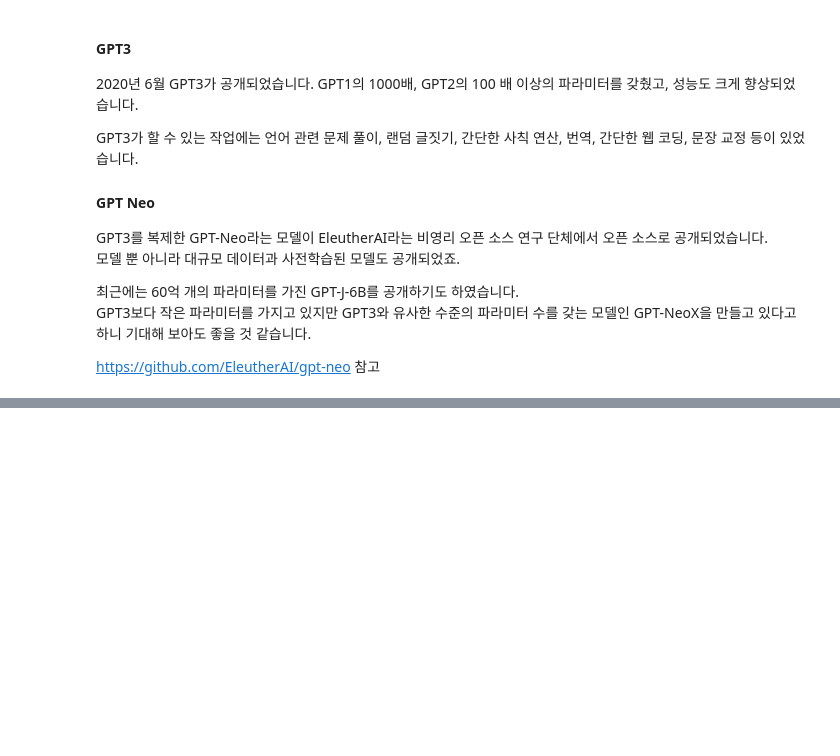
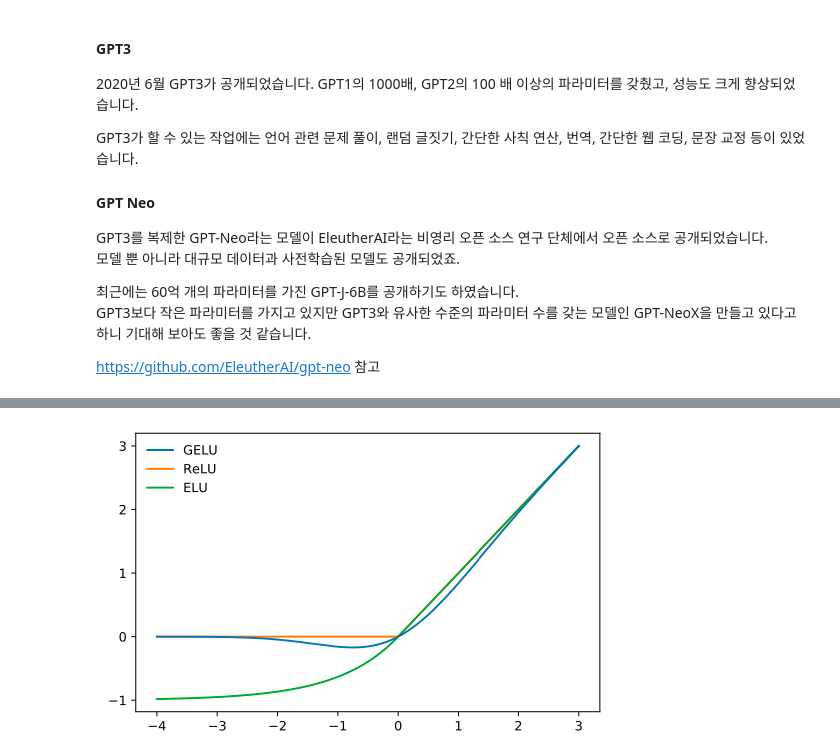
Before and after one commit to ziippy/modoo-nlp, a Jupyter notebook: 19_modern_nlp.ipynb, the cells around one changed output, grey strips where cells are left out. Cells and saved outputs as stored; diff of their text form; code cells hidden in the pictures; blank space fills up the shorter version.

```diff
--- a/19_modern_nlp.ipynb
+++ b/19_modern_nlp.ipynb
@@ -139,0 +205,5 @@ https://github.com/EleutherAI/gpt-neo 참고
+# %%
+from IPython.display import Image
+Image(filename='capture/19_GELU.png')
+# %% [output]
+[figure, added]
```
Also changed, not shown: parts of 11 cells of this notebook, 3 other files.
